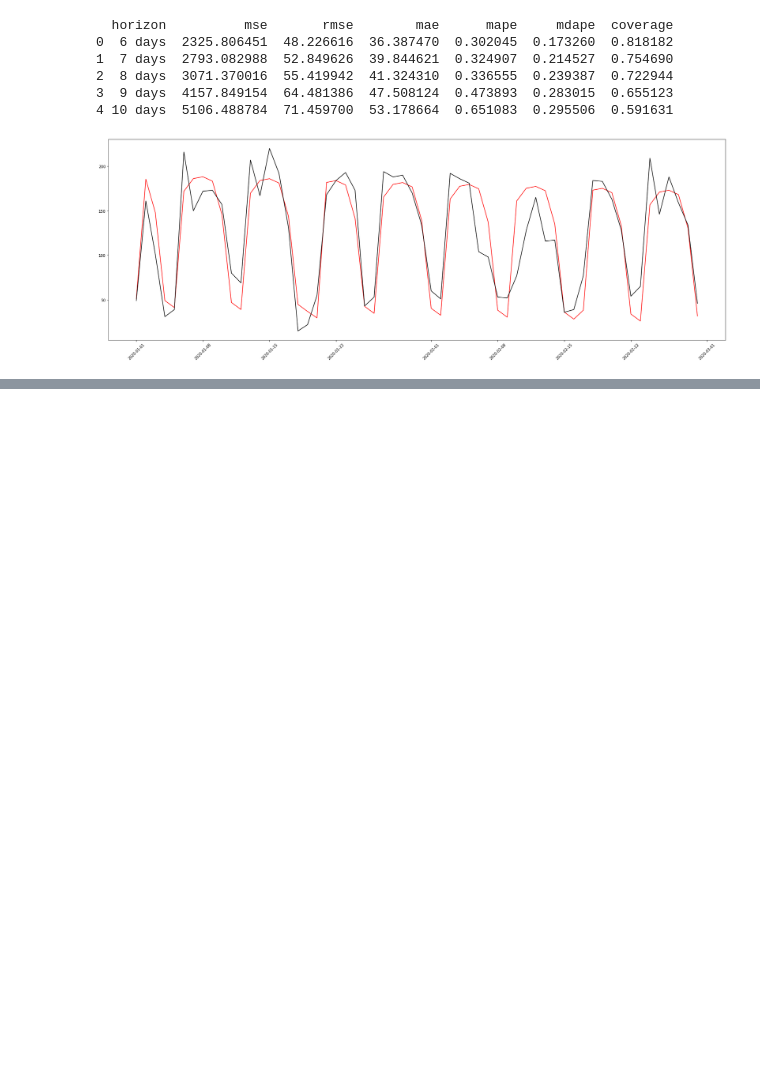
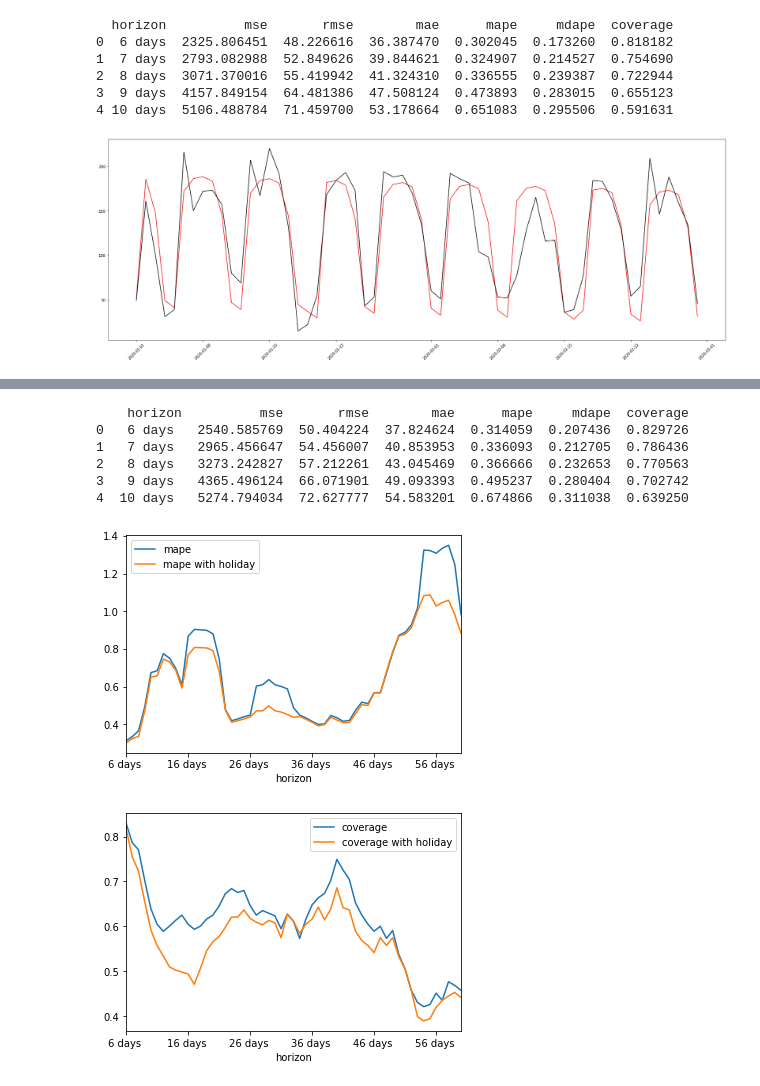
Before and after one commit to HMMJ-1991/bike-sharing, a Jupyter notebook: scripts/Holiday_regression.ipynb, the cells around one changed output, grey strips where cells are left out. Cells and saved outputs as stored; diff of their text form; code cells hidden in the pictures; blank space fills up the shorter version.

Commit message:
compare mertics

```diff
--- a/scripts/Holiday_regression.ipynb
+++ b/scripts/Holiday_regression.ipynb
@@ -95 +97,35 @@ fig = plot_cross_validation_metric(df_cv, metric='mape')
+# %%
+#mape vs horizon (6-10)
+metric=pd.read_csv('../data/performance_metrics.csv') #done for member daily
+metric_with_holidays=pd.read_csv('../data/performance_metrics_with_holidays.csv') #done for member daily
+metric['horizon'] = metric['horizon'].map(lambda x: x[:-18])
+metric_with_holidays['horizon'] = metric_with_holidays['horizon'].map(lambda x: x[:-18])
+print(metric.head())
+
+mape=metric[['horizon','mape']]
+mape['mape with holiday'] = metric_with_holidays['mape']
+mape.set_index('horizon', inplace=True)
+#print(mape)
+
+#print(mape['horizon'].iloc[0] in mape.index)
+
+lines =mape.plot.line()
+plt.savefig('../figures/compare_mape_holiday_effect.png')
+
+
+coverage=metric[['horizon','coverage']]
+coverage['coverage with holiday'] = metric_with_holidays['coverage']
+coverage.set_index('horizon', inplace=True)
+lines =coverage.plot.line()
+
+plt.savefig('../figures/compare_coverage_holiday_effect.png')
+# %% [output]
+    horizon          mse       rmse        mae      mape     mdape  coverage
+0   6 days   2540.585769  50.404224  37.824624  0.314059  0.207436  0.829726
+1   7 days   2965.456647  54.456007  40.853953  0.336093  0.212705  0.786436
+2   8 days   3273.242827  57.212261  43.045469  0.366666  0.232653  0.770563
+3   9 days   4365.496124  66.071901  49.093393  0.495237  0.280404  0.702742
+4  10 days   5274.794034  72.627777  54.583201  0.674866  0.311038  0.639250
+[figure, added]
+[figure, added]
 # %%
```
Also changed, not shown: parts of 2 cells of this notebook, 4 other files.
